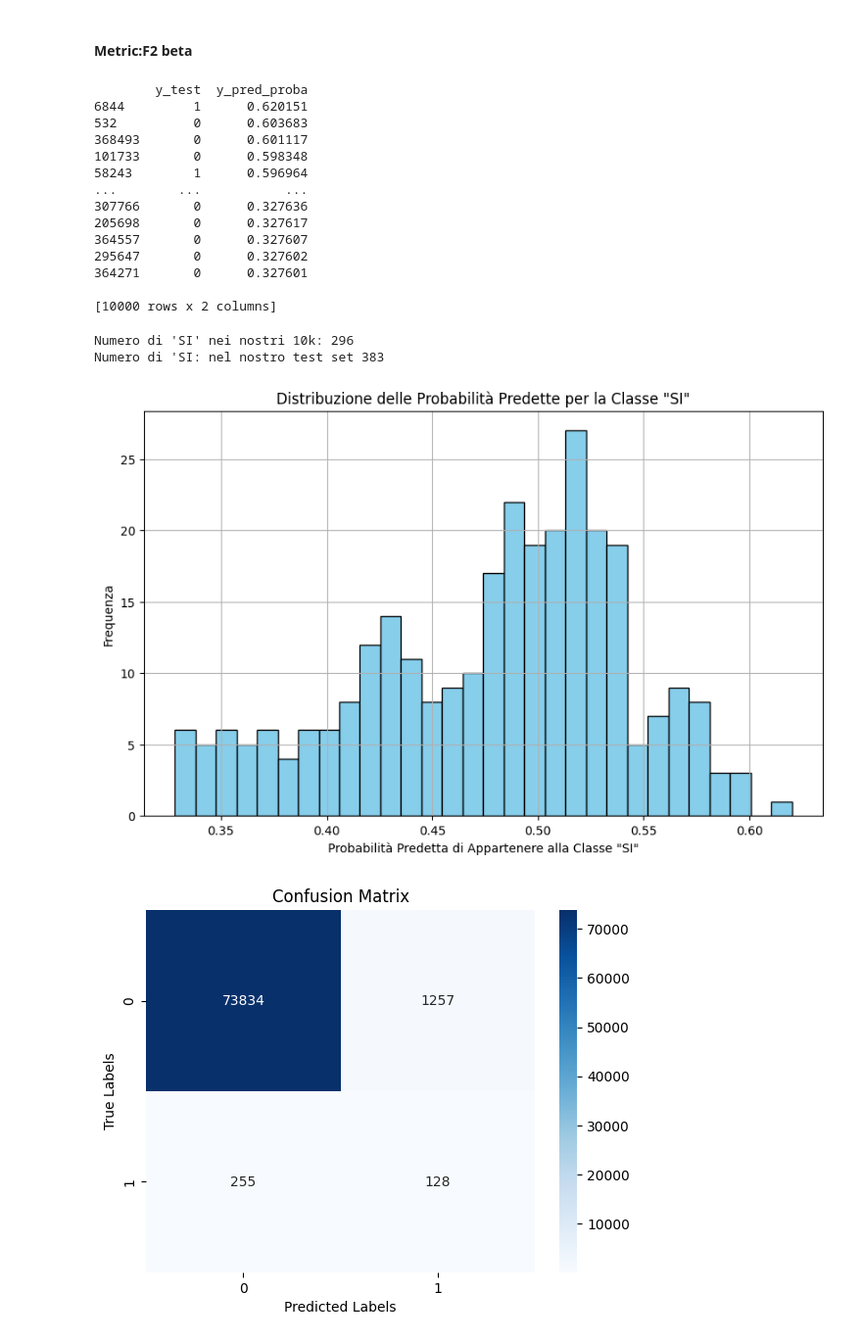
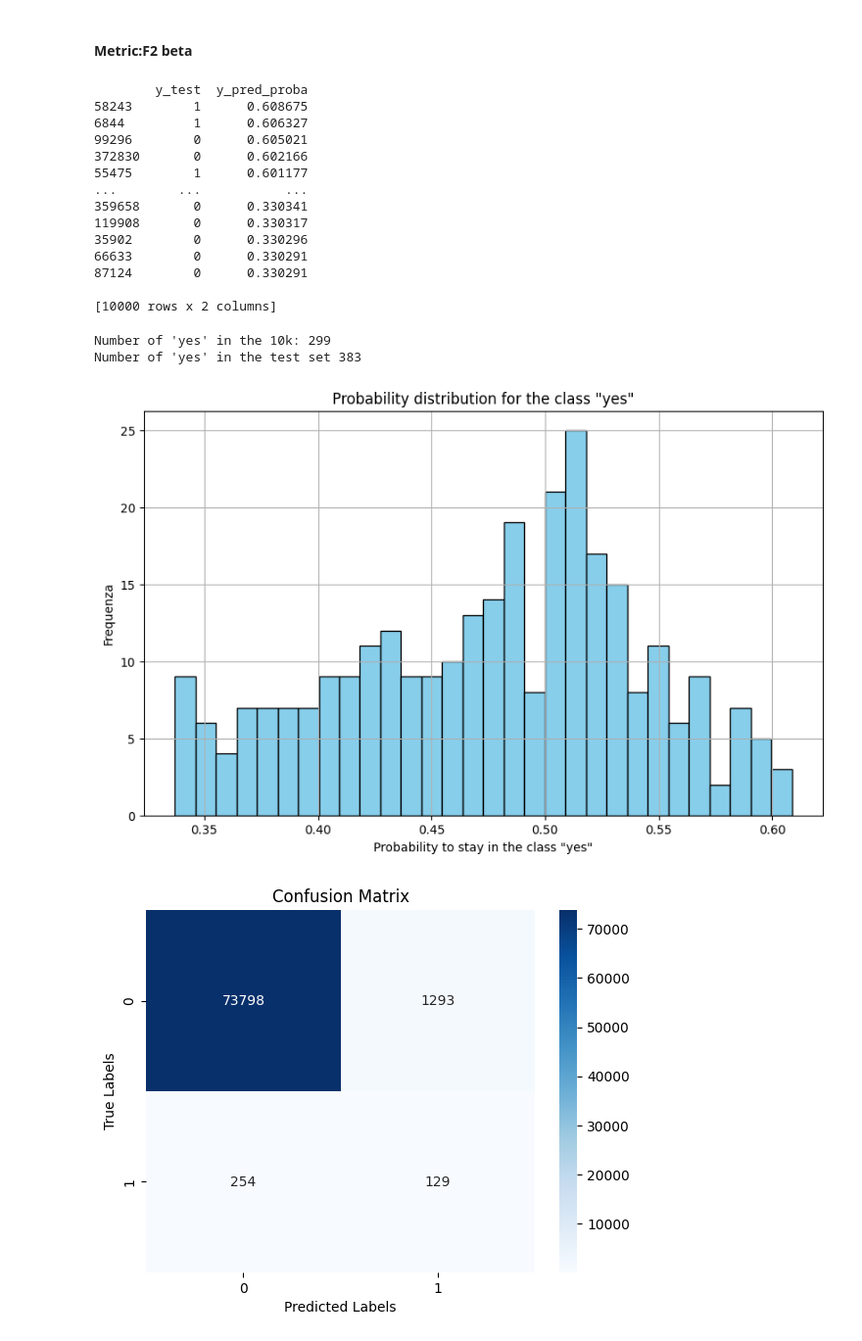
Before and after one commit to emanueleiacca/Analysis-on-Churn-Banking-Modeling-Dataset, a Jupyter notebook: Metric_choice_empirically - Copia - su Churn_clean.ipynb, the cells around one changed output. Shown at 98% size. Drawn from its saved outputs; the diff is of its cells as text; code cells hidden in the pictures.

```diff
--- a/Metric_choice_empirically - Copia - su Churn_clean.ipynb
+++ b/Metric_choice_empirically - Copia - su Churn_clean.ipynb
@@ -26,6 +26,7 @@ print(sys.executable)
 c:\Users\maria\AppData\Local\Programs\Python\Python312\python.exe
 # %%
 df = pd.read_csv(r"Churn_clean.csv")
+df = df.drop('Id_Cliente', axis=1)
 df.head()
 # %% [output]
 |  | Flag_Richiesta_Estinzione_cc | Imp_Valore_del_Cliente | Flag_Apertura_Conto_Online | Flag_Possesso_piu_Conti | Eta | ... |
@@ -807,4 +794,7 @@ best_params = {
     'scale_pos_weight': scale_pos_weight,
     'verbosity': -1
 }
+best_lgb_classifier = lgb.LGBMClassifier(**best_params)
+best_lgb_classifier.fit(X_train, y_train)
+lgbm_predictions = best_lgb_classifier.predict_proba(X_test)[:, 1]
 # %%
@@ -930,7 +917,5 @@ best_lgb_classifier.fit(X_train, y_train)
 lgbm_predictions = best_lgb_classifier.predict_proba(X_test)[:, 1]
 # %%
-lgbm_predictions = best_lgb_classifier.predict_proba(X_test)[:, 1]
-
 results_df = pd.DataFrame({
     'y_test': y_test,
     'y_pred_proba': lgbm_predictions
@@ -944,39 +929,38 @@ top_10000_si = results_df_si_sorted.head(10000)
 print(top_10000_si)
 # %% [output]
         y_test  y_pred_proba
-6844         1      0.620151
-532          0      0.603683
-368493       0      0.601117
-101733       0      0.598348
-58243        1      0.596964
+58243        1      0.608675
+6844         1      0.606327
+99296        0      0.605021
+372830       0      0.602166
+55475        1      0.601177
 ...        ...           ...
-307766       0      0.327636
-205698       0      0.327617
-364557       0      0.327607
-295647       0      0.327602
-364271       0      0.327601
+359658       0      0.330341
+119908       0      0.330317
+35902        0      0.330296
+66633        0      0.330291
+87124        0      0.330291
 
 [10000 rows x 2 columns]
-# %%
-count_si = top_10000_si[top_10000_si['y_test'] == 1].shape[0]
-
-print("Numero di 'SI' nei nostri 10k:", count_si)
-count_ones = np.sum(y_test == 1)
-
-print("Numero di 'SI: nel nostro test set", count_ones)
-# %% [output]
-Numero di 'SI' nei nostri 10k: 296
-Numero di 'SI: nel nostro test set 383
 # %%
+count_si = top_10000_si[top_10000_si['y_test'] == 1].shape[0]
+
+print("Number of 'yes' in the 10k:", count_si)
+count_ones = np.sum(y_test == 1)
+
+print("Number of 'yes' in the test set", count_ones)
+
 plt.figure(figsize=(10, 6))
 plt.hist( top_10000_si[top_10000_si['y_test'] == 1]['y_pred_proba'], bins=30, color='skyblue', edgecolor='black')
-plt.title('Distribuzione delle Probabilità Predette per la Classe "SI"')
-plt.xlabel('Probabilità Predetta di Appartenere alla Classe "SI"')
+plt.title('Probability distribution for the class "yes"')
+plt.xlabel('Probability to stay in the class "yes"')
 plt.ylabel('Frequenza')
 plt.grid(True)
 plt.show()
 # %% [output]
+Number of 'yes' in the 10k: 299
+Number of 'yes' in the test set 383
-[figure, old version]
+[figure, new version]
 # %%
 y_pred = best_lgb_classifier.predict(X_test)
 
```
Also changed, not shown: parts of 36 cells of this notebook, 5 other files.
